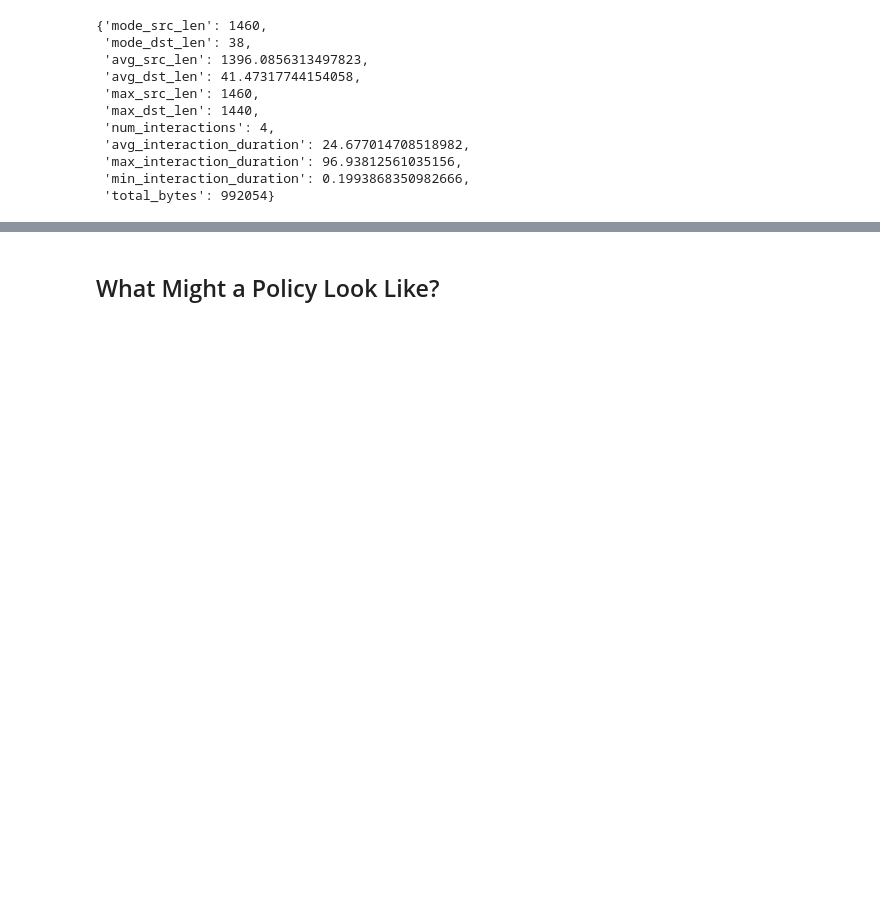
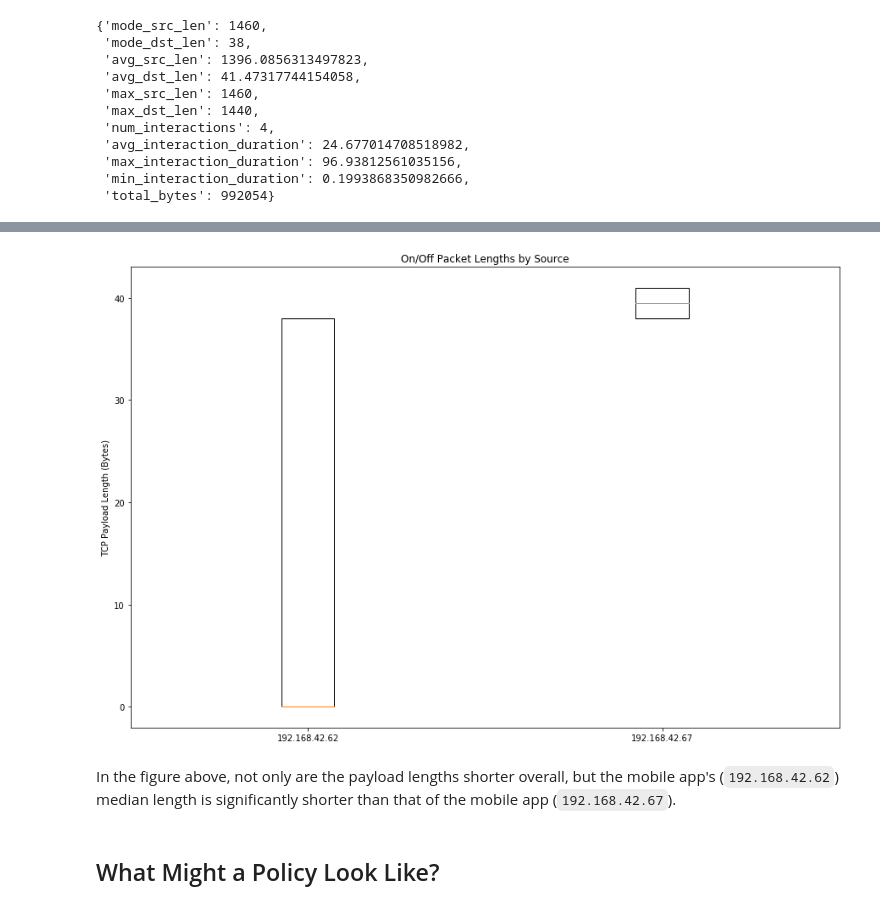
Before and after one commit to adolan5/NetworkAuditing, a Jupyter notebook: Network Characteristics.ipynb, the cells around one changed output, grey strips where cells are left out. Saved outputs shown, nothing was run; the diff lists cells and outputs as text; code cells hidden in the pictures; blank space fills up the shorter version.

```diff
--- a/Network Characteristics.ipynb
+++ b/Network Characteristics.ipynb
@@ -183,0 +238,5 @@ Clearly, during a firmware update, the mobile app is responsible for the majorit
+# %%
+multiple_on_off = [p for i in on_off_flow.interactions[1:6] for p in i]
+on_off_interaction = Interaction(multiple_on_off)
+print(on_off_interaction)
+print(json.dumps(on_off_interaction.get_aggregate_stats(), cls=StatsSerializer, indent=2))
@@ -184,2 +257,20 @@ Clearly, during a firmware update, the mobile app is responsible for the majorit
+# %%
+lens_by_src = {}
+for p in on_off_interaction:
+    lens_by_src.setdefault(p.get('src_addr'), []).append(p.get('pkt_len'))
+
+fig, ax = plt.subplots()
+ax.boxplot([v for v in lens_by_src.values()])
+
+ax.set_xticklabels([k for k in lens_by_src.keys()])
+ax.set_title('On/Off Packet Lengths by Source')
+ax.set_ylabel('TCP Payload Length (Bytes)')
+
+fig.set_size_inches(fig_size)
+plt.show()
+# %% [output]
+[figure, added]
+# %% [markdown]
+In the figure above, not only are the payload lengths shorter overall, but the mobile app's (`192.168.42.62`) median length is significantly shorter than that of the mobile app (`192.168.42.67`).
 # %% [markdown]
 ## What Might a Policy Look Like?
```
Also changed, not shown: parts of 8 cells of this notebook.
